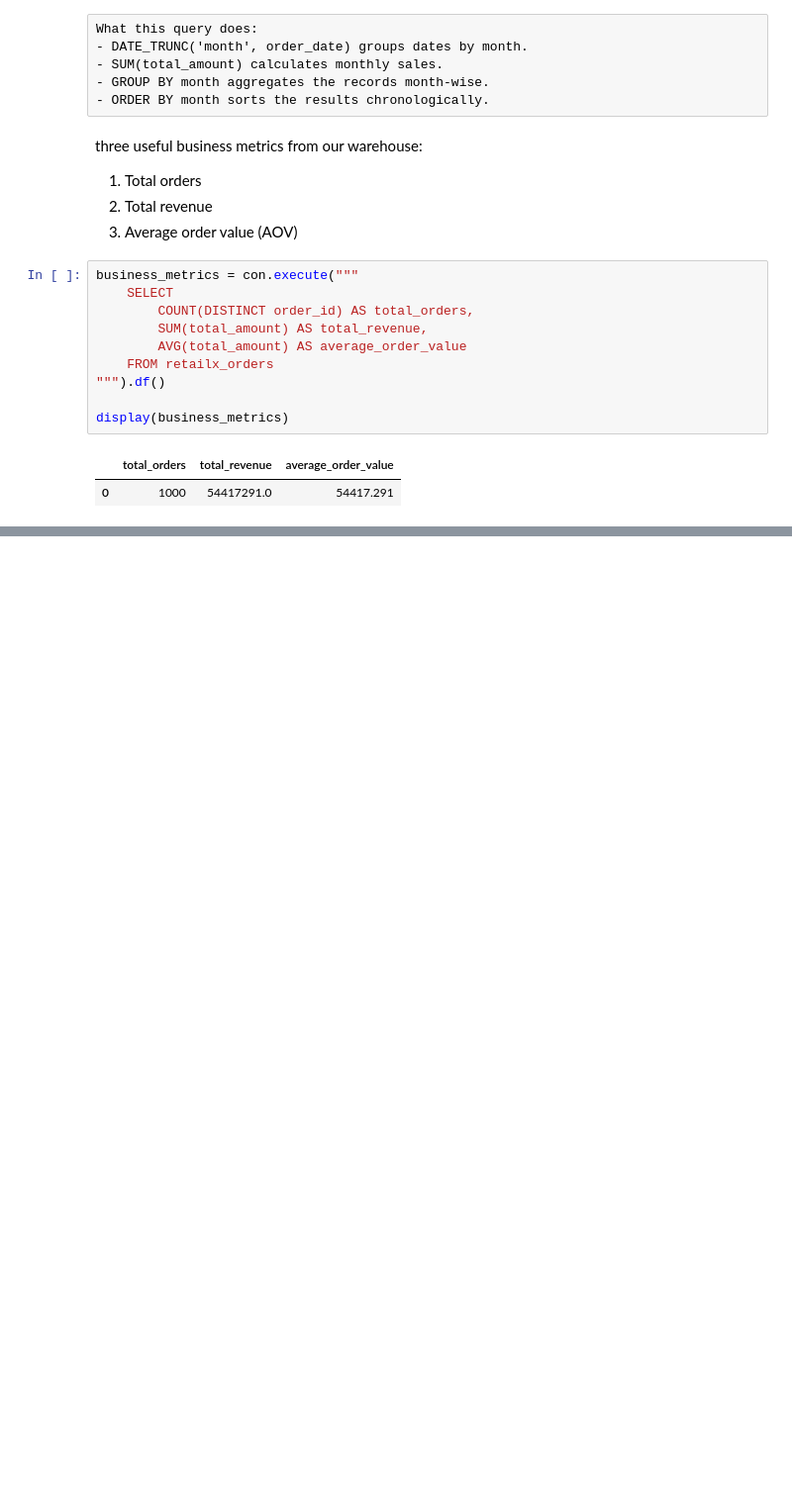
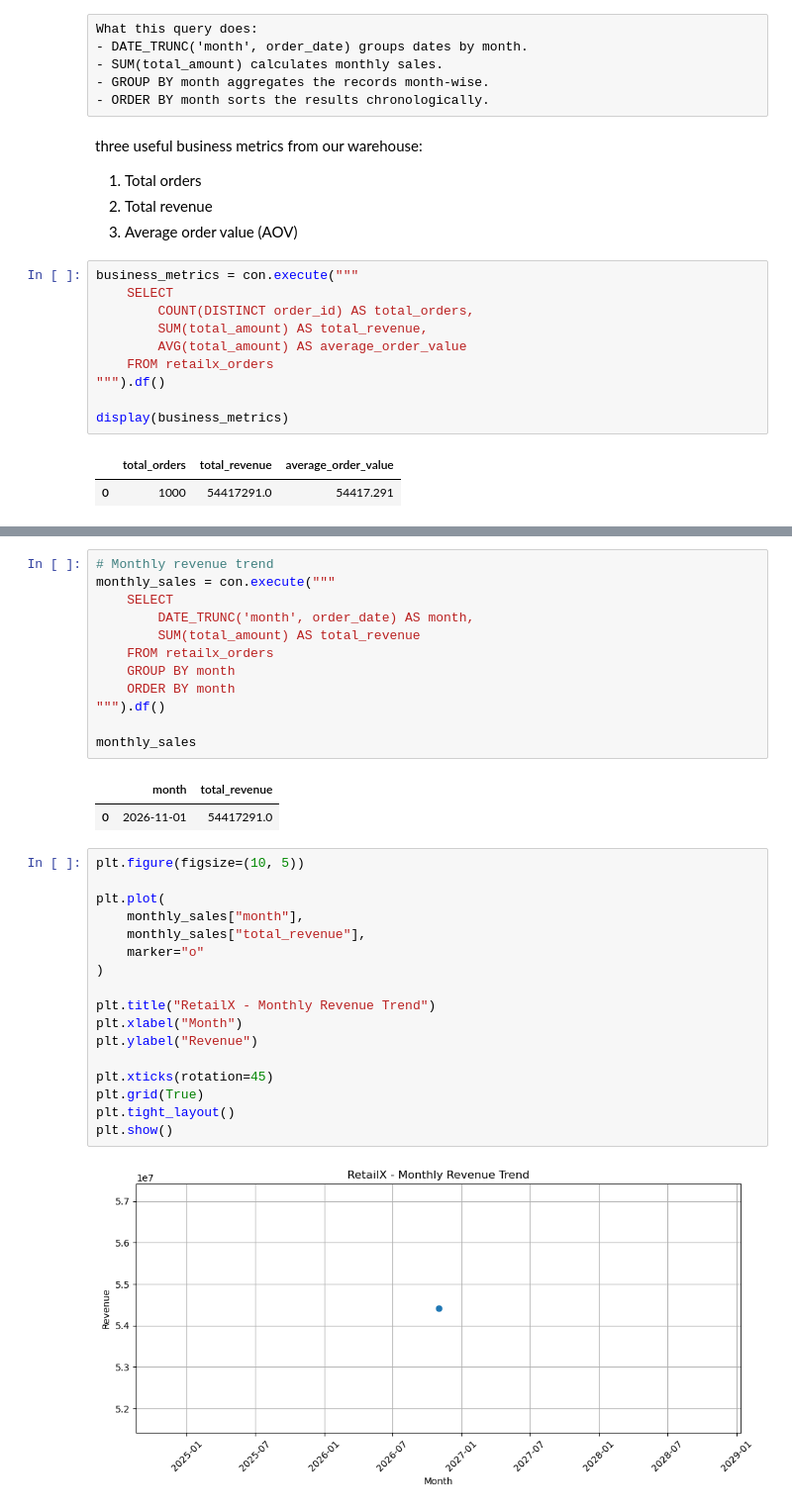
Before and after one commit to AbhayManhas26/end-to-end-data-engineering, a Jupyter notebook: 01_RetailX_Batch_Pipeline.ipynb, the cells around one changed output, grey strips where cells are left out. Shown at 99% size. Drawn from its saved outputs; the diff is of its cells as text; blank space fills up the shorter version.

```diff
--- a/01_RetailX_Batch_Pipeline.ipynb
+++ b/01_RetailX_Batch_Pipeline.ipynb
@@ -1104,0 +1154,34 @@ display(business_metrics)
+# %%
+# Monthly revenue trend
+monthly_sales = con.execute("""
+    SELECT
+        DATE_TRUNC('month', order_date) AS month,
+        SUM(total_amount) AS total_revenue
+    FROM retailx_orders
+    GROUP BY month
+    ORDER BY month
+""").df()
+
+monthly_sales
+# %% [output]
+|  | month | total_revenue |
+| 0 | 2026-11-01 | 54417291.0 |
+# %%
+plt.figure(figsize=(10, 5))
+
+plt.plot(
+    monthly_sales["month"],
+    monthly_sales["total_revenue"],
+    marker="o"
+)
+
+plt.title("RetailX - Monthly Revenue Trend")
+plt.xlabel("Month")
+plt.ylabel("Revenue")
+
+plt.xticks(rotation=45)
+plt.grid(True)
+plt.tight_layout()
+plt.show()
+# %% [output]
+[figure, added]
```
Also changed, not shown: parts of 12 cells of this notebook, 1 other file.
